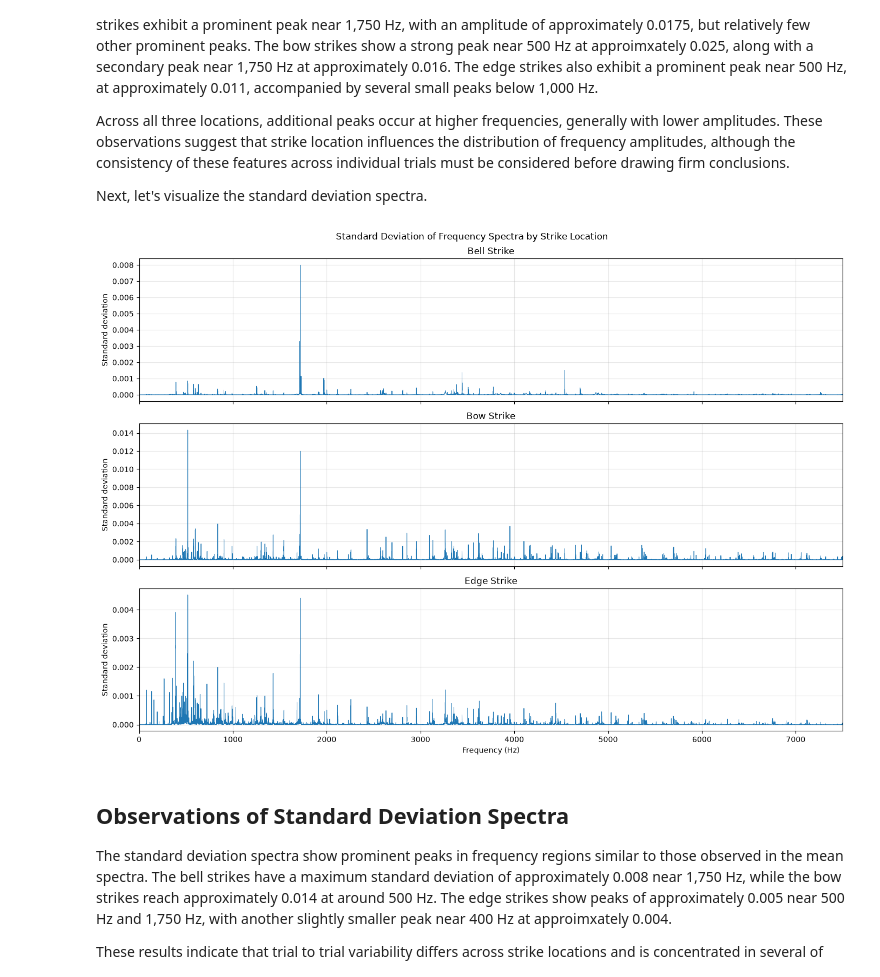
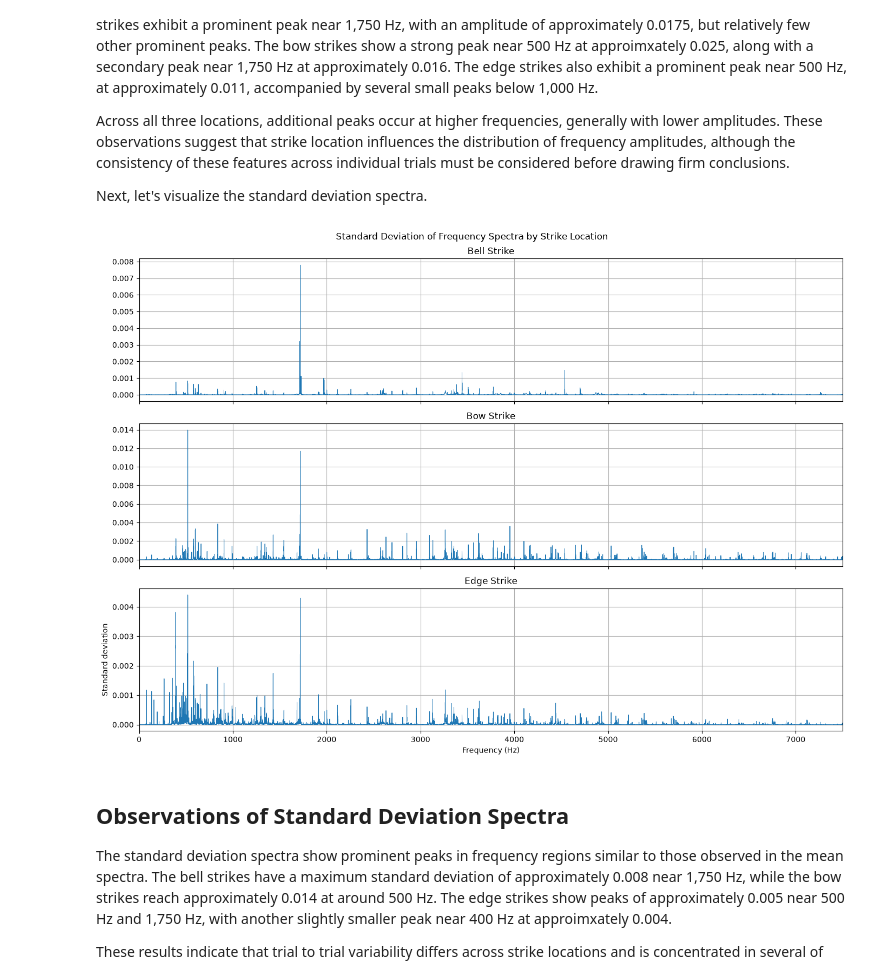
Before and after one commit to nrrorton/cymbal_sound_analysis, a Jupyter notebook: cymbal_audio_analysis.ipynb, the cells around one changed output. Saved outputs shown, nothing was run; the diff lists cells and outputs as text; code cells hidden in the pictures.

```diff
--- a/cymbal_audio_analysis.ipynb
+++ b/cymbal_audio_analysis.ipynb
@@ -364,10 +376,11 @@ mean_spectra = {}
 std_spectra = {}
 
 for location, location_spectra in spectra.items():
+    # Using axis=0 here to calculate the mean and std down each of our 20 columns (strikes) per location.
     mean_spectra[location] = np.mean(location_spectra, axis=0)
-    std_spectra[location] = np.std(location_spectra, axis=0, ddof=1)
+    std_spectra[location] = np.std(location_spectra, axis=0)
 
-# Just want to keep verifying along the way.
+# Keep verifying we're getting what is expected along the way.
 for location in spectra:
     print(f'{location}: {len(mean_spectra[location])} mean values, {len(std_spectra[location])} standard deviations')
 # %% [output]
@@ -424,20 +440,21 @@ Next, let's visualize the standard deviation spectra.
 # %%
 fig, axes = plt.subplots(3, 1, figsize=(14, 10), sharex=True)
 
 for ax, location in zip(axes, ['Bell', 'Bow', 'Edge']):
     ax.plot(frequencies, std_spectra[location], linewidth=0.7)
-    ax.set_ylabel('Standard deviation')
     ax.set_title(f'{location} Strike')
     ax.set_xlim(0, 7500)
-    ax.grid(True, alpha=0.3)
+    ax.grid(True)
 
+axes[-1].set_ylabel('Standard deviation')
 axes[-1].set_xlabel('Frequency (Hz)')
 
 fig.suptitle('Standard Deviation of Frequency Spectra by Strike Location')
 fig.tight_layout()
+
 plt.show()
 # %% [output]
-[figure, old version]
+[figure, new version]
 # %% [markdown]
 ## Observations of Standard Deviation Spectra
 
```
Also changed, not shown: parts of 26 cells of this notebook.
